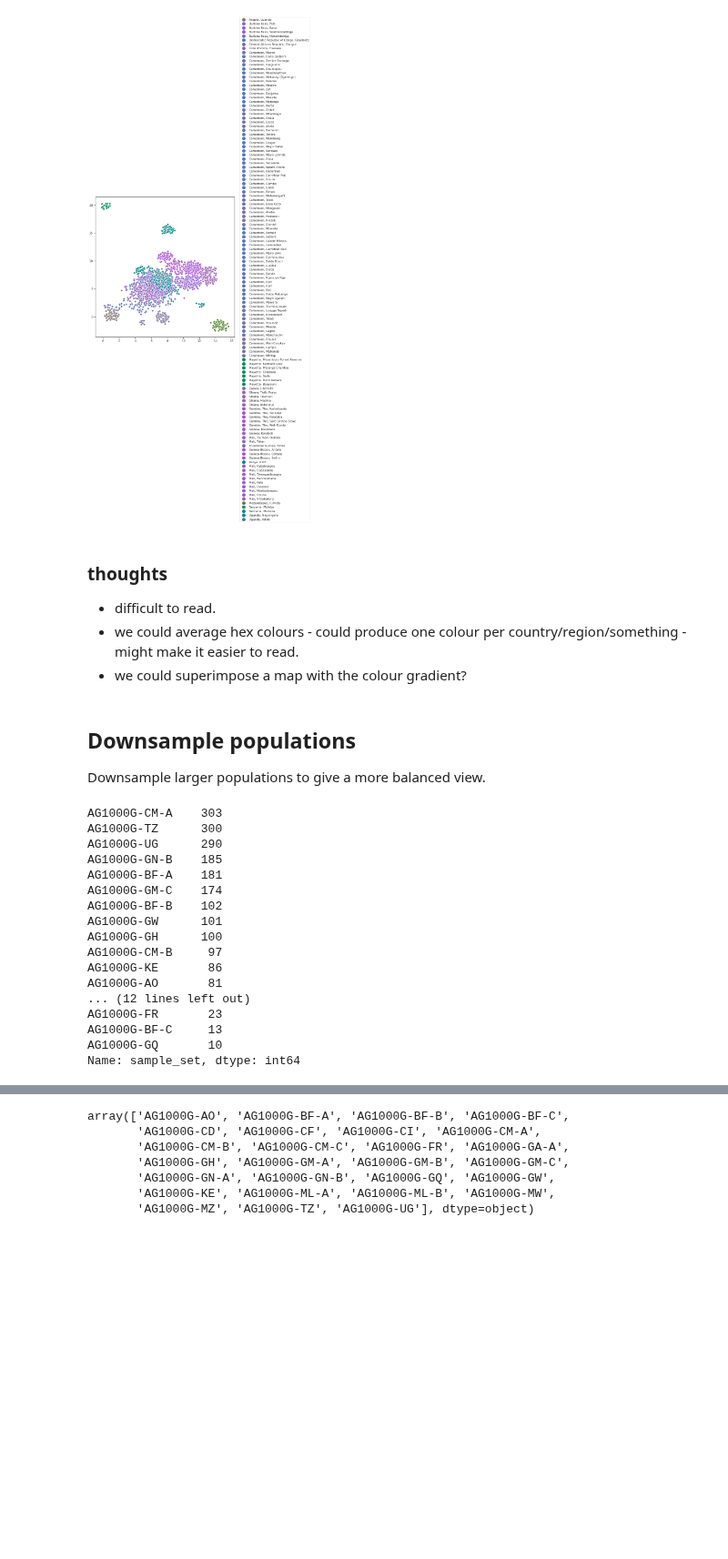
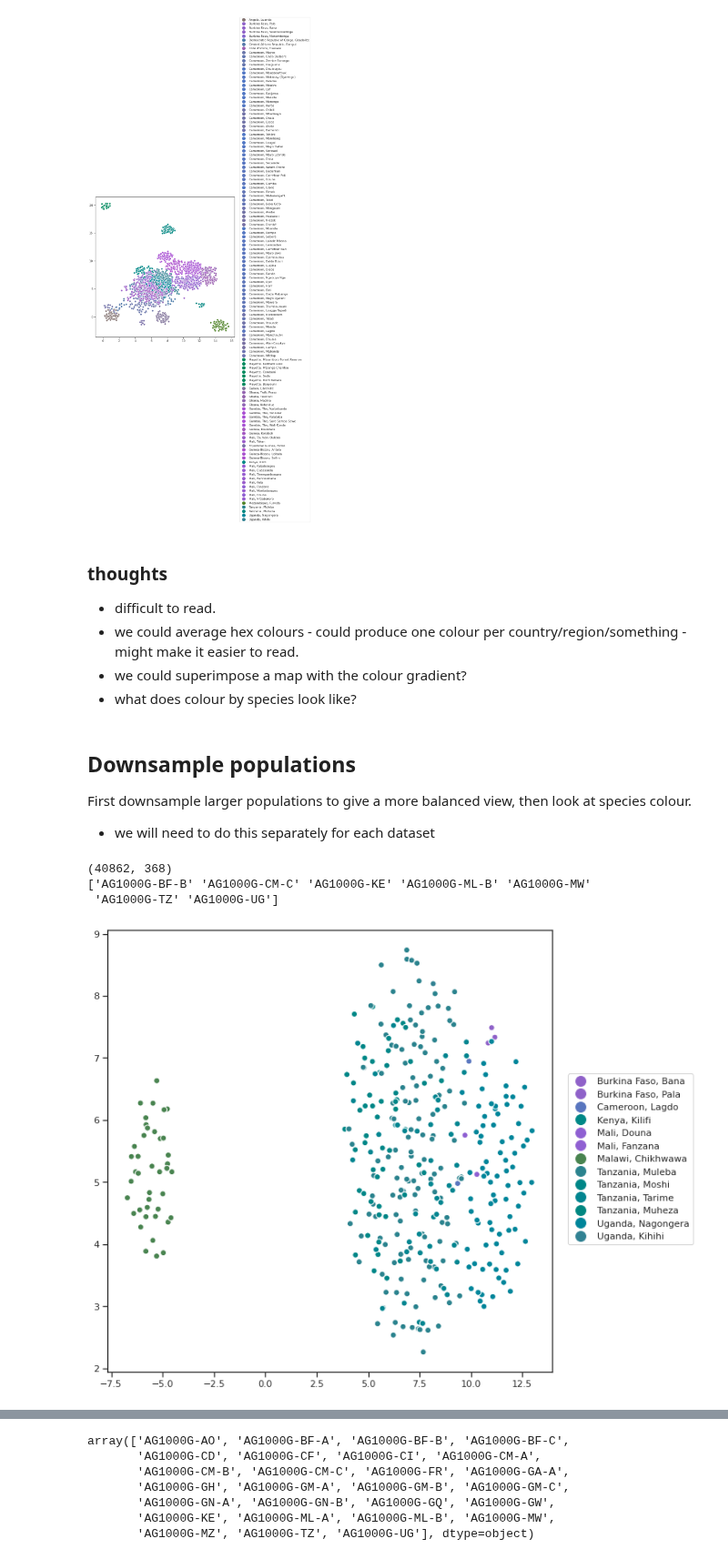
Before and after one commit to malariagen/ag1000g-phase3-data-paper, a Jupyter notebook: notebooks/ag3_population_structure_UMAP.ipynb, the cells around one changed output, grey strips where cells are left out. Shown at 91% size. Saved outputs shown, nothing was run; the diff lists cells and outputs as text; code cells hidden in the pictures; blank space fills up the shorter version.

```diff
--- a/notebooks/ag3_population_structure_UMAP.ipynb
+++ b/notebooks/ag3_population_structure_UMAP.ipynb
@@ -112,27 +113,9 @@ umapper('gamb_colu')
 - difficult to read.
 - we could average hex colours - could produce one colour per country/region/something - might make it easier to read.
 - we could superimpose a map with the colour gradient?
+- what does colour by species look like?
 # %% [markdown]
 ## Downsample populations
 
-Downsample larger populations to give a more balanced view.
+First downsample larger populations to give a more balanced view, then look at species colour.
+ - we will need to do this separately for each dataset
-# %%
-df_samples.sample_set.value_counts()
-# %% [output]
-AG1000G-CM-A    303
-AG1000G-TZ      300
-AG1000G-UG      290
-AG1000G-GN-B    185
-AG1000G-BF-A    181
-AG1000G-GM-C    174
-AG1000G-BF-B    102
-AG1000G-GW      101
-AG1000G-GH      100
-AG1000G-CM-B     97
-AG1000G-KE       86
-AG1000G-AO       81
-... (12 lines left out)
-AG1000G-FR       23
-AG1000G-BF-C     13
-AG1000G-GQ       10
-Name: sample_set, dtype: int64
@@ -138,0 +138,42 @@ Name: sample_set, dtype: int64
+# %%
+#points are coloured by individual's country+location
+def umapper_downsampled(pops):
+    ac = zarr.open('../data/allele_counts_for_pca_umap/'+pops+'.pca_umap_input_alleles.zarr.zip', mode='r')
+    print(ac['allele_counts_pca_ready'][:].shape)
+
+    #downsample
+    idxs = downsample(pops=pops, n=50)
+
+
+
+    #bizniz
+    sns.set(style='white', context='paper', font_scale=1.2)
+    sns.set(style='ticks')
+
+    #umap
+    reducer = umap.UMAP(n_components=2, n_neighbors=15, min_dist=.99, metric='euclidean')
+    embedding = reducer.fit_transform(ac['allele_counts_pca_ready'][:].T)
+
+    #plot
+    fig, ax = plt.subplots(figsize=(8, 8))
+    scatter = ax.scatter(embedding[:, 0], embedding[:, 1], c=df_samples.loc[df_samples.species_gambcolu_arabiensis == sp_sp[pops]].colour, edgecolor='w', s=50)
+
+    #legend
+    labels = df_samples.loc[df_samples.species_gambcolu_arabiensis == sp_sp[pops]].place.unique()
+    col_dict = {x : df_samples.loc[df_samples.place == x].colour.unique()[0] for x in labels}
+    handles = []
+    for lab in labels:
+        patch = plt.Line2D([], [], color=col_dict[lab], marker='o',
+                           markersize=12, label=lab, linestyle=' ')
+        handles.append(patch)
+    fig.legend(handles=handles, loc='center left', bbox_to_anchor=(1, .5), )
+    fig.tight_layout()
+
+    return idxs
+# %%
+t = umapper_downsampled('arab')
+# %% [output]
+(40862, 368)
+['AG1000G-BF-B' 'AG1000G-CM-C' 'AG1000G-KE' 'AG1000G-ML-B' 'AG1000G-MW'
+ 'AG1000G-TZ' 'AG1000G-UG']
+[figure, added]
```
Also changed, not shown: parts of 8 cells of this notebook.
